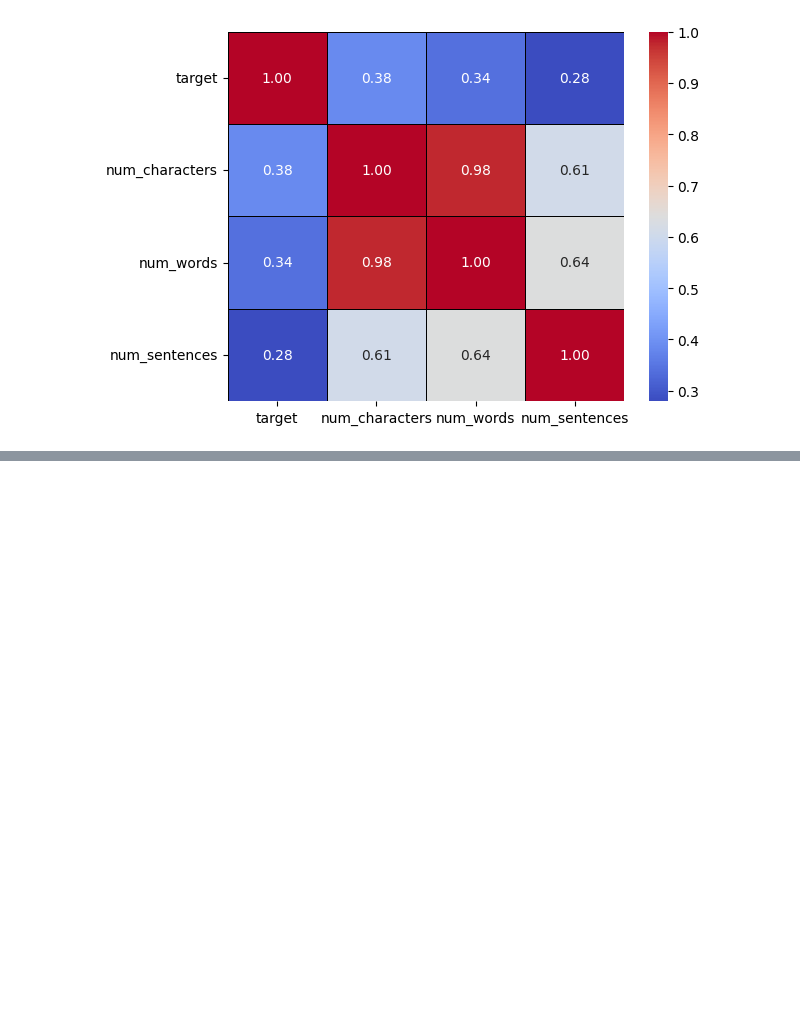
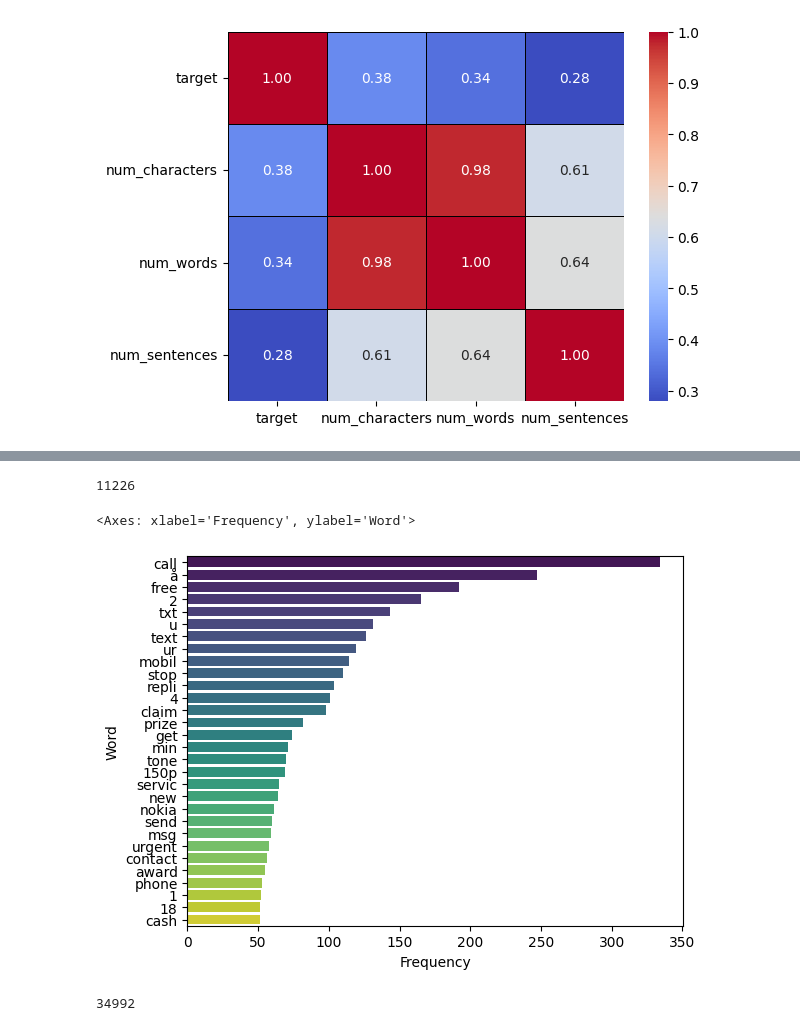
Before and after one commit to ANSH5252/E-mail-SMS-Spam-Detection, a Jupyter notebook: s_c.ipynb, the cells around one changed output, grey strips where cells are left out. Drawn from its saved outputs; the diff is of its cells as text; code cells hidden in the pictures; blank space fills up the shorter version.

Commit message:
Data Preprocessed

```diff
--- a/s_c.ipynb
+++ b/s_c.ipynb
@@ -280,0 +359,15 @@ sns.heatmap(df.corr(numeric_only=True),annot=True, cmap='coolwarm', fmt='.2f', l
+# %%
+spam_corpus = []
+for msg in df[df['target'] == 1]['transformed_text'].tolist():
+    for word in msg.split():
+        spam_corpus.append(word)
+# %%
+len(spam_corpus)
+# %% [output]
+11226
+# %%
+dataframe1 = pd.DataFrame(Counter(spam_corpus).most_common(30), columns=['Word', 'Frequency'])
+sns.barplot(x='Frequency', y='Word', data=dataframe1, palette='viridis')
+# %% [output]
+<Axes: xlabel='Frequency', ylabel='Word'>
+[figure, added]
@@ -280,0 +379,4 @@ sns.heatmap(df.corr(numeric_only=True),annot=True, cmap='coolwarm', fmt='.2f', l
+# %%
+len(ham_corpus)
+# %% [output]
+34992
```
Also changed, not shown: parts of 12 cells of this notebook.
